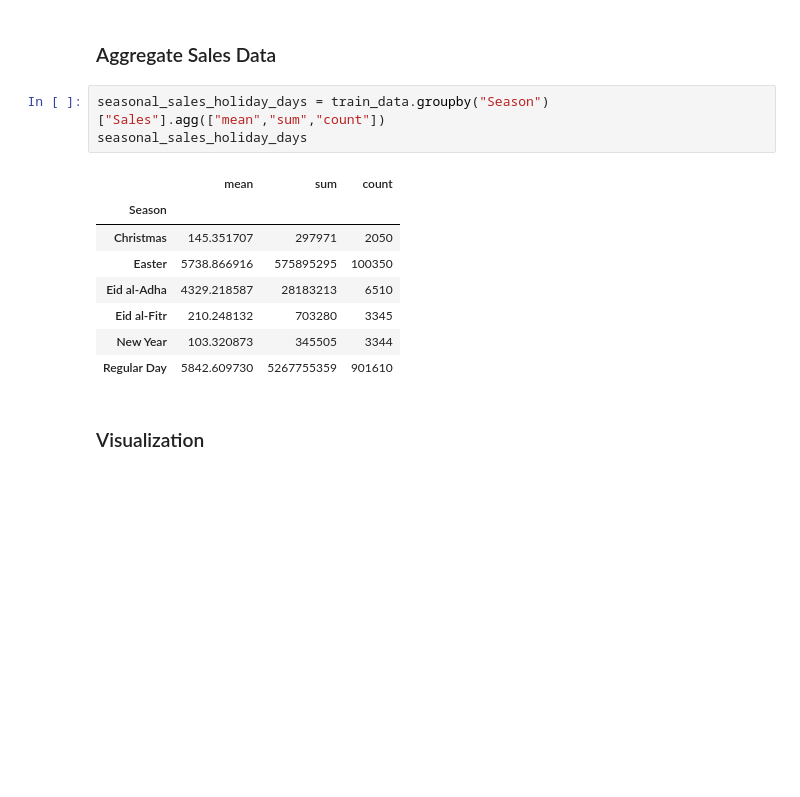
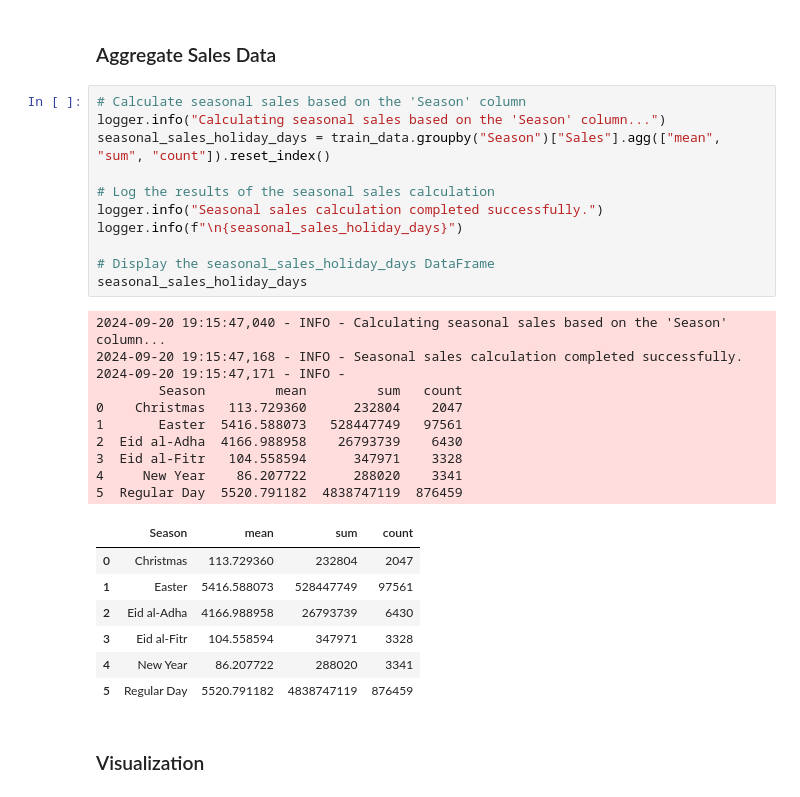
Before and after one commit to KingBetse/Kifiya-AIM-W4, a Jupyter notebook: notebooks/EDA Analysis.ipynb, the cells around one changed output. Cells and saved outputs as stored; diff of their text form; blank space fills up the shorter version.

```diff
--- a/notebooks/EDA Analysis.ipynb
+++ b/notebooks/EDA Analysis.ipynb
@@ -262,17 +400,34 @@ train_data['Season'] = train_data.apply(holiday_indicator, axis=1)
 # %% [markdown]
 ### Aggregate Sales Data
-# %%
-seasonal_sales_holiday_days = train_data.groupby("Season")["Sales"].agg(["mean","sum","count"])
-seasonal_sales_holiday_days
-# %% [output]
-|  | mean | sum | count |
-| Season |  |  |  |
-| Christmas | 145.351707 | 297971 | 2050 |
-| Easter | 5738.866916 | 575895295 | 100350 |
-| Eid al-Adha | 4329.218587 | 28183213 | 6510 |
-| Eid al-Fitr | 210.248132 | 703280 | 3345 |
-| New Year | 103.320873 | 345505 | 3344 |
-| Regular Day | 5842.609730 | 5267755359 | 901610 |
+# %%
+# Calculate seasonal sales based on the 'Season' column
+logger.info("Calculating seasonal sales based on the 'Season' column...")
+seasonal_sales_holiday_days = train_data.groupby("Season")["Sales"].agg(["mean", "sum", "count"]).reset_index()
+
+# Log the results of the seasonal sales calculation
+logger.info("Seasonal sales calculation completed successfully.")
+logger.info(f"\n{seasonal_sales_holiday_days}")
+
+# Display the seasonal_sales_holiday_days DataFrame
+seasonal_sales_holiday_days
+# %% [output]
+2024-09-20 19:15:47,040 - INFO - Calculating seasonal sales based on the 'Season' column...
+2024-09-20 19:15:47,168 - INFO - Seasonal sales calculation completed successfully.
+2024-09-20 19:15:47,171 - INFO -
+        Season         mean         sum   count
+0    Christmas   113.729360      232804    2047
+1       Easter  5416.588073   528447749   97561
+2  Eid al-Adha  4166.988958    26793739    6430
+3  Eid al-Fitr   104.558594      347971    3328
+4     New Year    86.207722      288020    3341
+5  Regular Day  5520.791182  4838747119  876459
+|  | Season | mean | sum | count |
+| 0 | Christmas | 113.729360 | 232804 | 2047 |
+| 1 | Easter | 5416.588073 | 528447749 | 97561 |
+| 2 | Eid al-Adha | 4166.988958 | 26793739 | 6430 |
+| 3 | Eid al-Fitr | 104.558594 | 347971 | 3328 |
+| 4 | New Year | 86.207722 | 288020 | 3341 |
+| 5 | Regular Day | 5520.791182 | 4838747119 | 876459 |
 # %% [markdown]
 ### Visualization
 # %%
```
Also changed, not shown: parts of 35 cells of this notebook.
